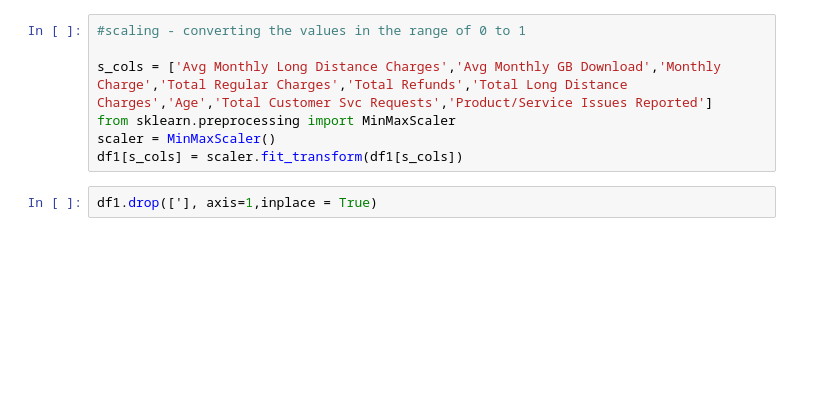
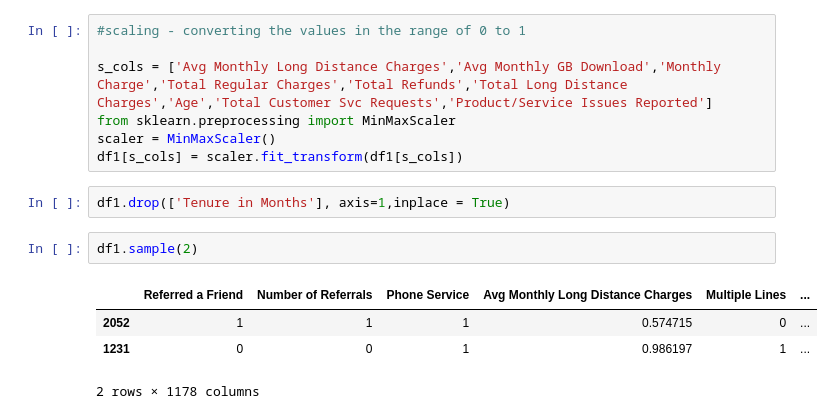
Before and after one commit to ray-sid/Customer-churn-prediction, a Jupyter notebook: workspace.ipynb, the cells around one changed output. Saved outputs shown, nothing was run; the diff lists cells and outputs as text; blank space fills up the shorter version.

```diff
--- a/workspace.ipynb
+++ b/workspace.ipynb
@@ -208,5 +208,12 @@ s_cols = ['Avg Monthly Long Distance Charges','Avg Monthly GB Download','Monthly
 from sklearn.preprocessing import MinMaxScaler
 scaler = MinMaxScaler()
 df1[s_cols] = scaler.fit_transform(df1[s_cols])
-# %%
-df1.drop(['], axis=1,inplace = True)
+# %%
+df1.drop(['Tenure in Months'], axis=1,inplace = True)
+# %%
+df1.sample(2)
+# %% [output]
+|  | Referred a Friend | Number of Referrals | Phone Service | Avg Monthly Long Distance Charges | Multiple Lines | ... |
+| 2052 | 1 | 1 | 1 | 0.574715 | 0 | ... |
+| 1231 | 0 | 0 | 1 | 0.986197 | 1 | ... |
+2 rows × 1178 columns
```
Also changed, not shown: parts of 4 cells of this notebook, 1 other file.
